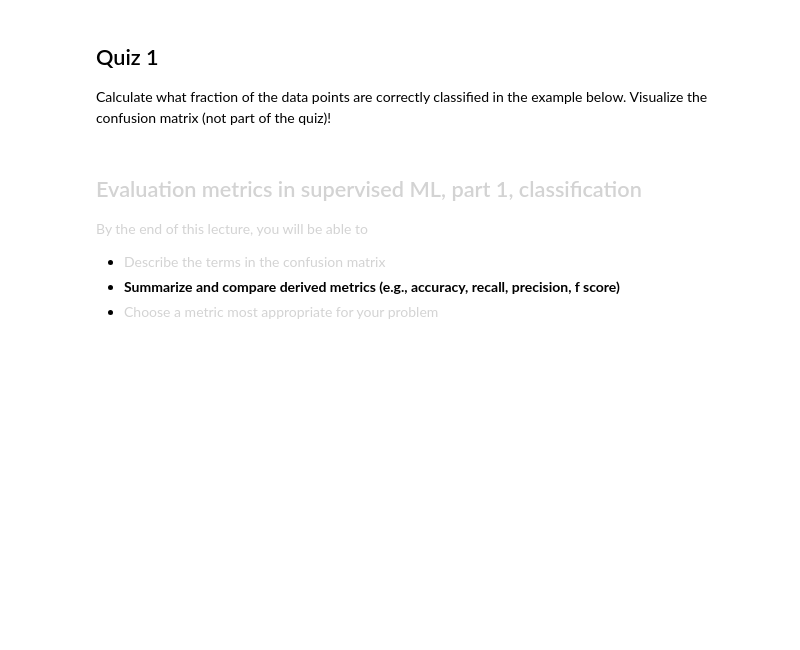
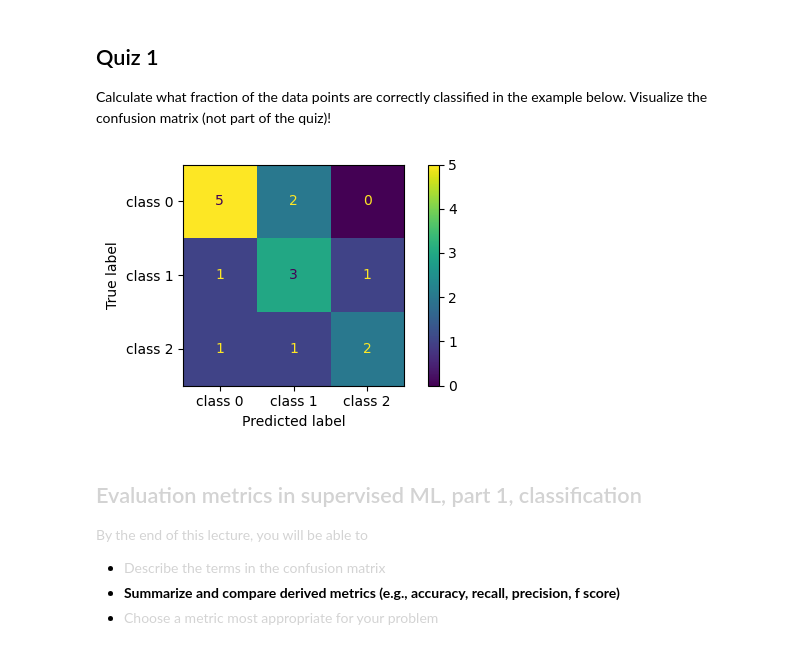
Before and after one commit to BrownDSI/DATA1030-Fall2023, a Jupyter notebook: week5 - evaluation metrics/predicted_classes.ipynb, the cells around one changed output. Cells and saved outputs as stored; diff of their text form; code cells hidden in the pictures; blank space fills up the shorter version.

```diff
--- a/week5 - evaluation metrics/predicted_classes.ipynb
+++ b/week5 - evaluation metrics/predicted_classes.ipynb
@@ -189,6 +189,15 @@ Calculate what fraction of the data points are correctly classified in the examp
 # %%
 y_true = np.array([0,0,2,1,1,0,2,2,2,0,1,1,0,0,0,1])
 y_pred = np.array([0,1,0,1,0,0,2,2,1,0,1,1,0,0,1,2])
+
+cm = confusion_matrix(y_true,y_pred)
+disp = ConfusionMatrixDisplay(cm,display_labels=['class 0', 'class 1', 'class 2'])
+fig, ax = plt.subplots(figsize=(5,3))
+disp.plot(ax=ax)
+plt.tight_layout()
+plt.show()
+# %% [output]
+[figure, added]
 # %% [markdown]
 ## <font color='LIGHTGRAY'>Evaluation metrics in supervised ML, part 1, classification</font>
 <font color='LIGHTGRAY'>By the end of this lecture, you will be able to</font>
```
Also changed, not shown: parts of 1 cell of this notebook, 1 other file.
